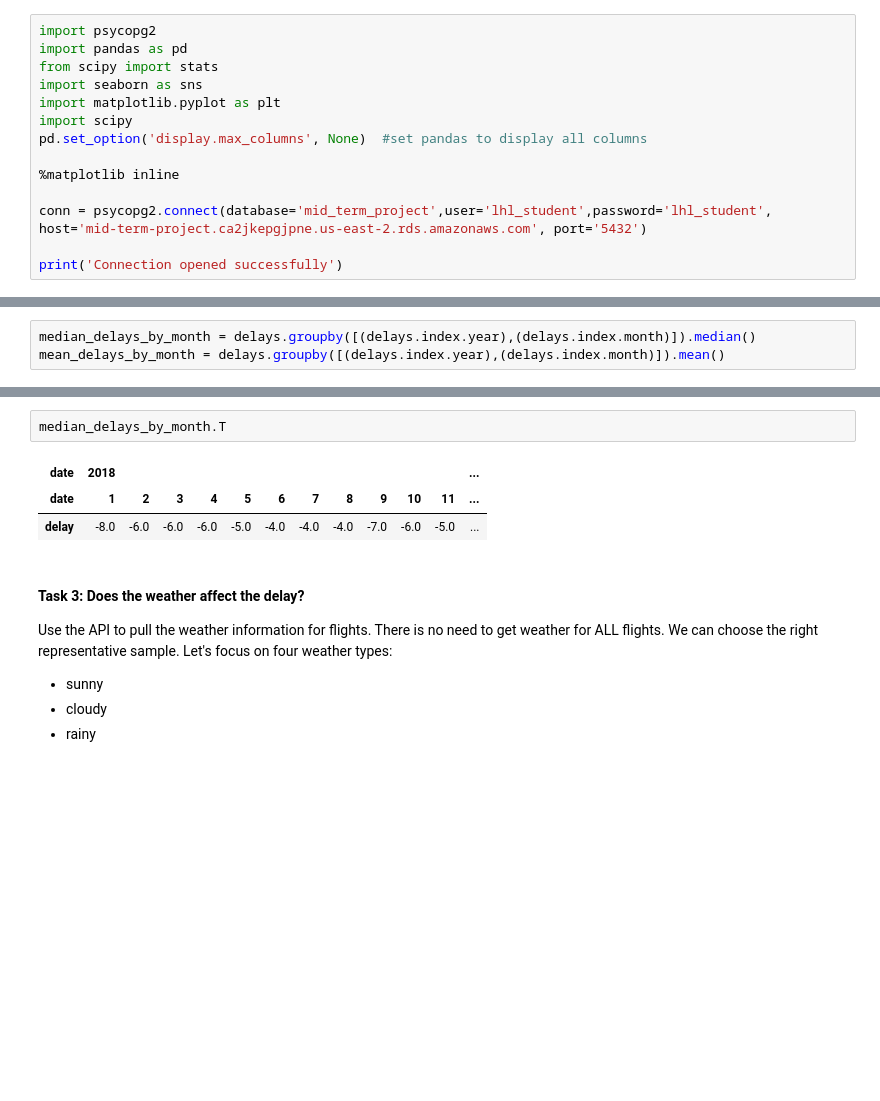
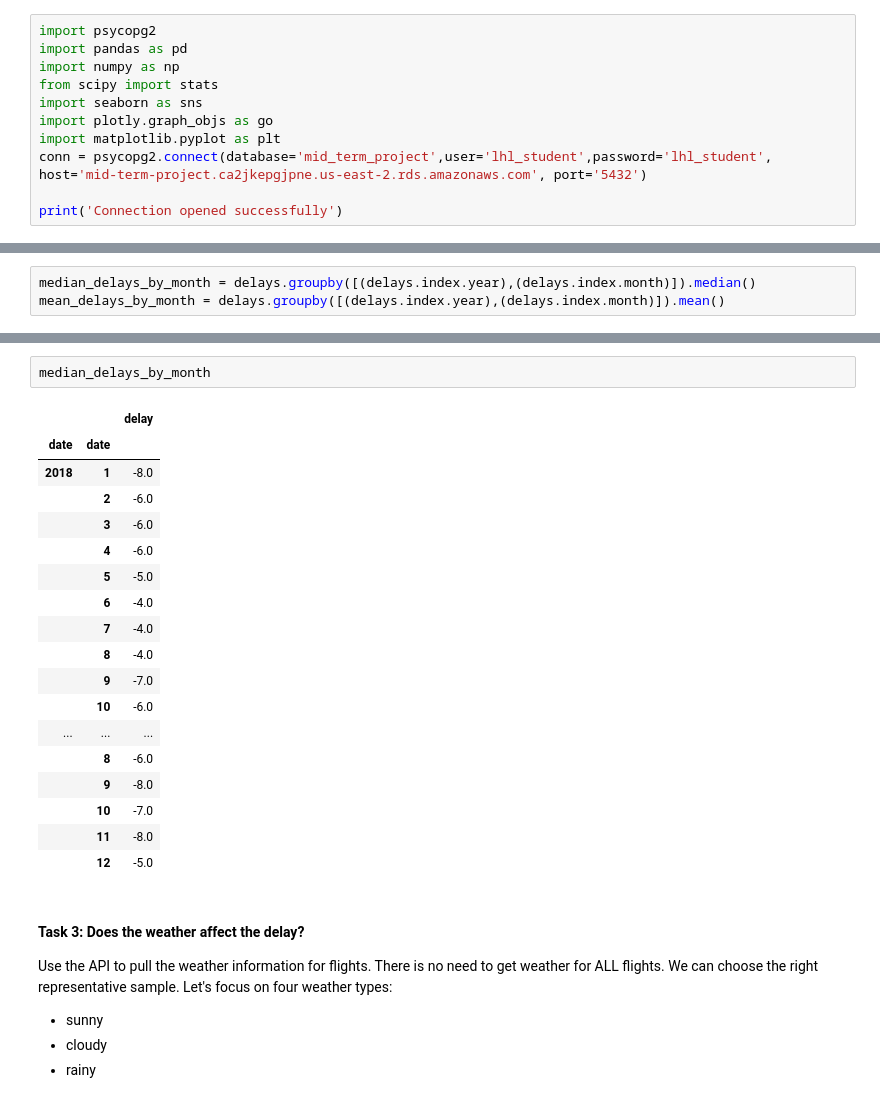
Before and after one commit to albina-m/LHL-Midterm-Flights, a Jupyter notebook: exploratory_analysis.ipynb, the cells around one changed output, grey strips where cells are left out. Drawn from its saved outputs; the diff is of its cells as text; blank space fills up the shorter version.

```diff
--- a/exploratory_analysis.ipynb
+++ b/exploratory_analysis.ipynb
@@ -8,14 +8,11 @@ We shouldn't limit our EDA to these 10 questions. Let's be creative :).
 # %%
 import psycopg2
 import pandas as pd
+import numpy as np
 from scipy import stats
 import seaborn as sns
+import plotly.graph_objs as go
 import matplotlib.pyplot as plt
-import scipy
-pd.set_option('display.max_columns', None)  #set pandas to display all columns
-
-%matplotlib inline
-
 conn = psycopg2.connect(database='mid_term_project',user='lhl_student',password='lhl_student', host='mid-term-project.ca2jkepgjpne.us-east-2.rds.amazonaws.com', port='5432')
 
 print('Connection opened successfully')
@@ -99,9 +113,24 @@ mean_delays_by_month.T
 # %%
-median_delays_by_month.T
+median_delays_by_month
 # %% [output]
-| date | 2018 |  |  |  |  |  |  |  |  |  |  | ... |
-| date | 1 | 2 | 3 | 4 | 5 | 6 | 7 | 8 | 9 | 10 | 11 | ... |
-| delay | -8.0 | -6.0 | -6.0 | -6.0 | -5.0 | -4.0 | -4.0 | -4.0 | -7.0 | -6.0 | -5.0 | ... |
+|  |  | delay |
+| date | date |  |
+| 2018 | 1 | -8.0 |
+|  | 2 | -6.0 |
+|  | 3 | -6.0 |
+|  | 4 | -6.0 |
+|  | 5 | -5.0 |
+|  | 6 | -4.0 |
+|  | 7 | -4.0 |
+|  | 8 | -4.0 |
+|  | 9 | -7.0 |
+|  | 10 | -6.0 |
+| ... | ... | ... |
+|  | 8 | -6.0 |
+|  | 9 | -8.0 |
+|  | 10 | -7.0 |
+|  | 11 | -8.0 |
+|  | 12 | -5.0 |
 # %% [markdown]
 #### **Task 3**: Does the weather affect the delay?
 Use the API to pull the weather information for flights. There is no need to get weather for ALL flights. We can choose the right representative sample. Let's focus on four weather types:
```
Also changed, not shown: parts of 49 cells of this notebook.
